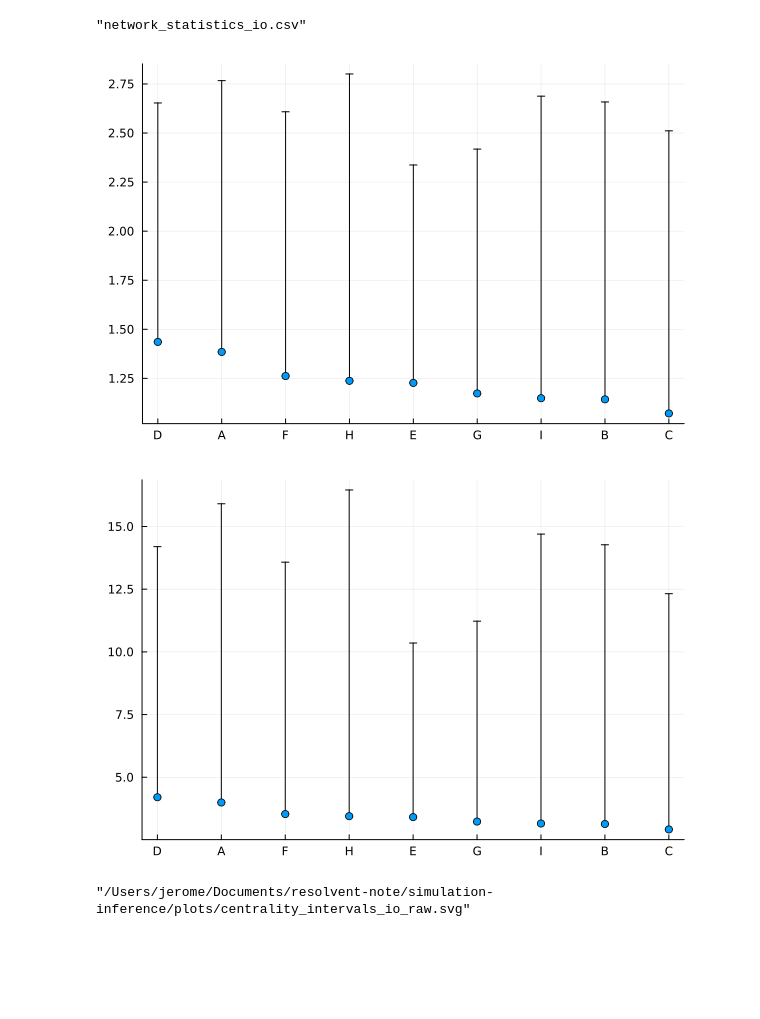
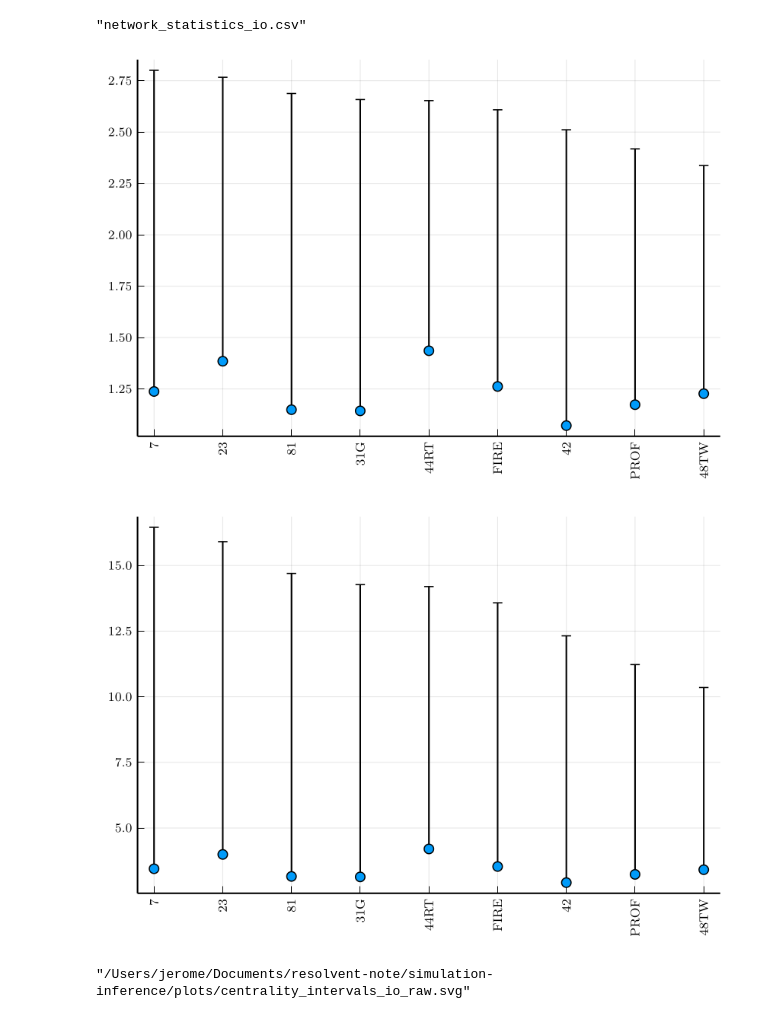
Before and after one commit to jsimons8/networkmodelssubspaces, a Jupyter notebook: empirical_application_network_centrality_2.ipynb, the cells around one changed output. Saved outputs shown, nothing was run; the diff lists cells and outputs as text; code cells hidden in the pictures; blank space fills up the shorter version.

Commit message:
I changed the labels on the plot.

```diff
--- a/empirical_application_network_centrality_2.ipynb
+++ b/empirical_application_network_centrality_2.ipynb
@@ -6,12 +6,12 @@ We estimate an input-output matrix using data from the Bureau of Economic Analys
 NOTE TO SELF: STILL NEED TO CONSTRUCT IODATA1 AND FIGURE OUT IF YOU NEED THE NAMES AND LABELS.
 # %%
 using TimeSeries, Distributions, Statistics, LinearAlgebra, CSV, DataFrames, Random, Colors
-iodata1 = DataFrame(CSV.File("/Users/jerome/Documents/resolvent-note/simulation-inference/data/t-17.csv",header=false,missingstring="---"));
-iodata2 = DataFrame(CSV.File("/Users/jerome/Documents/resolvent-note/simulation-inference/data/t-18.csv",header=false,missingstring="---"));
-iodata3 = DataFrame(CSV.File("/Users/jerome/Documents/resolvent-note/simulation-inference/data/t-19.csv",header=false,missingstring="---"));
-iodata4 = DataFrame(CSV.File("/Users/jerome/Documents/resolvent-note/simulation-inference/data/t-20.csv",header=false,missingstring="---"));
-iodata5 = DataFrame(CSV.File("/Users/jerome/Documents/resolvent-note/simulation-inference/data/t-21.csv",header=false,missingstring="---"));
-iodata6 = DataFrame(CSV.File("/Users/jerome/Documents/resolvent-note/simulation-inference/data/t-22.csv",header=false,missingstring="---"));
+iodata1 = DataFrame(CSV.File("data/t-17.csv",header=false,missingstring="---"));
+iodata2 = DataFrame(CSV.File("data/t-18.csv",header=false,missingstring="---"));
+iodata3 = DataFrame(CSV.File("data/t-19.csv",header=false,missingstring="---"));
+iodata4 = DataFrame(CSV.File("data/t-20.csv",header=false,missingstring="---"));
+iodata5 = DataFrame(CSV.File("data/t-21.csv",header=false,missingstring="---"));
+iodata6 = DataFrame(CSV.File("data/t-22.csv",header=false,missingstring="---"));
 DataFrameVector = [];
 push!(DataFrameVector,iodata1,iodata2,iodata3,iodata4,iodata5,iodata6)
 # %% [output]
@@ -36,3 +36,4 @@ push!(DataFrameVector,iodata1,iodata2,iodata3,iodata4,iodata5,iodata6)
 #collect node information and reformat.
 node_id_data = iodata1[3:17,1:2]
 DataFrames.rename!(node_id_data,1 => :Code,2 => :Description);
+node_id_data[!,:NodeOld] = 1:15
@@ -125,3 +128,11 @@ using DataFrames
 
 node_conversion_table = DataFrame(  NodeOld = node_hash_map[:,1],
             NodeNew = node_hash_map[:,2]);
+
+#merge
+
+label_conv_table = DataFrames.leftjoin(node_conversion_table,node_id_data,on=:NodeOld=>:NodeOld)
+label_conv_table[!,:Description] = convert.(String,label_conv_table[!,:Description])
+label_conv_table[!,:Code] = convert.(String,label_conv_table[!,:Code])
+
+label_conv_table[:,3:4]
@@ -159,30 +206,31 @@ eigenvector_centralities = DataFrame(   NodeOld = node_hash_map[:,1],
                                         Centrality_upper = estimates_abs[:,1,2],
                                         Centrality_error = estimates_abs[:,1,2] - estimates_abs[:,1,1]
                                         );
-sort!(eigenvector_centralities,:Centrality,rev=true)
+eigenvector_centralities = leftjoin(eigenvector_centralities,label_conv_table,on = [:NodeOld => :NodeOld, :NodeNew => :NodeNew])
+sort!(eigenvector_centralities,:Centrality_upper,rev=true)
 CSV.write("network_statistics_io.csv",eigenvector_centralities)
 # %% [output]
 "network_statistics_io.csv"
 # %%
 using Plots
-#pgfplotsx()
+pgfplotsx()
 endrow = size(node_conversion_table)[1]-1
-centralities_plot = plot(   eigenvector_centralities[1:endrow,:Sector],
+centralities_plot = plot(   eigenvector_centralities[1:endrow,:Code],
         eigenvector_centralities[1:endrow,:LogCentrality],
         yerr = (zeros(endrow),
                 eigenvector_centralities[1:endrow,:LogCentrality_error]),
-        linetype=:scatter,label="")
+        linetype=:scatter,label="",xrotation = 90)
 centralities_plot
 # %% [output]
-[figure, old version]
+[figure, new version]
 # %%
 endrow = size(node_conversion_table,1)-1
-centralities_plot_raw = plot(   eigenvector_centralities[1:endrow,:Sector],
+centralities_plot_raw = plot(   eigenvector_centralities[1:endrow,:Code],
         eigenvector_centralities[1:endrow,:Centrality],
         yerr = (zeros(endrow),
                 eigenvector_centralities[1:endrow,:Centrality_error]),
-        linetype=:scatter,label="")
+        linetype=:scatter,label="",xrotation=90)
 centralities_plot_raw
 # %% [output]
-[figure, old version]
+[figure, new version]
 # %%
```
Also changed, not shown: parts of 4 cells of this notebook.
